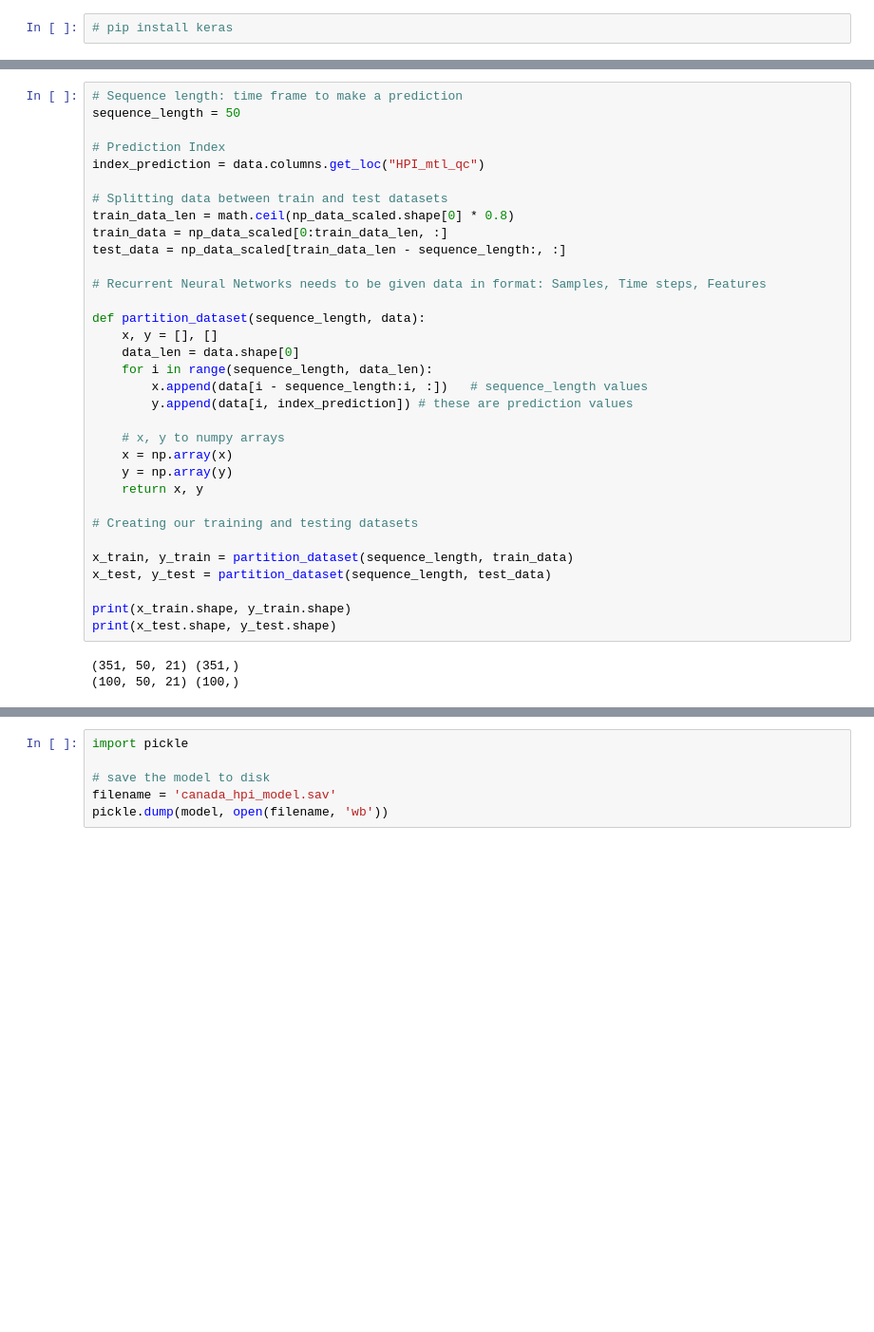
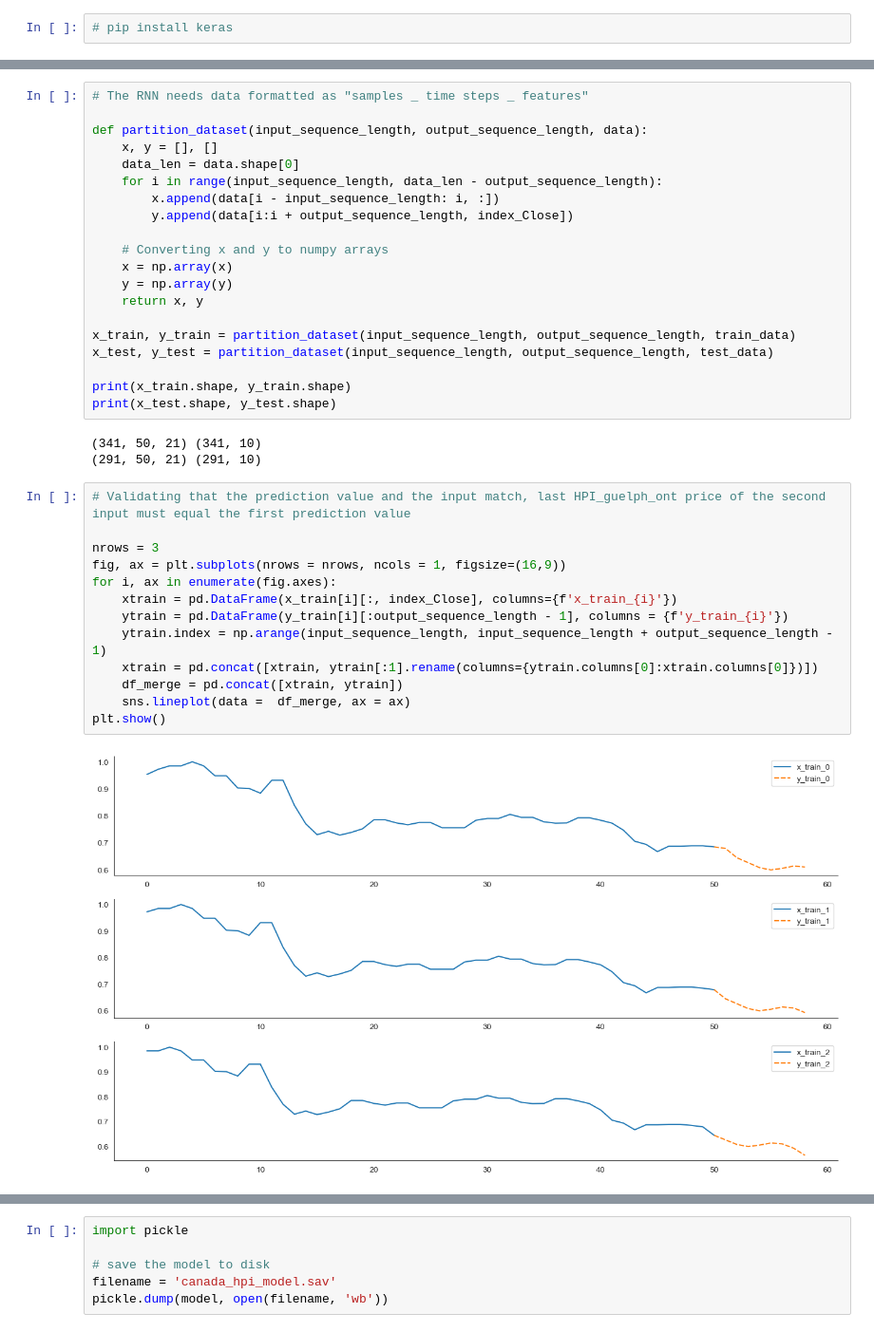
Before and after one commit to HoussamZak/Affinity_Propagation_and_Correlation_Analysis_Canada_Real_Estate, a Jupyter notebook: 6_Price_Prediction_ML.ipynb, the cells around one changed output, grey strips where cells are left out. Shown: that part at 95% size. Cells and saved outputs as stored; diff of their text form; blank space fills up the shorter version.

```diff
--- a/6_Price_Prediction_ML.ipynb
+++ b/6_Price_Prediction_ML.ipynb
@@ -177,37 +182,39 @@ np_prediction_scaled = scaler_pred.fit_transform(df_prediction)
 # %%
-# Sequence length: time frame to make a prediction
-sequence_length = 50
+# The RNN needs data formatted as "samples _ time steps _ features"
 
-# Prediction Index
-index_prediction = data.columns.get_loc("HPI_mtl_qc")
-
-# Splitting data between train and test datasets
-train_data_len = math.ceil(np_data_scaled.shape[0] * 0.8)
-train_data = np_data_scaled[0:train_data_len, :]
-test_data = np_data_scaled[train_data_len - sequence_length:, :]
-
-# Recurrent Neural Networks needs to be given data in format: Samples, Time steps, Features
-
-def partition_dataset(sequence_length, data):
+def partition_dataset(input_sequence_length, output_sequence_length, data):
     x, y = [], []
     data_len = data.shape[0]
-    for i in range(sequence_length, data_len):
-        x.append(data[i - sequence_length:i, :])   # sequence_length values
-        y.append(data[i, index_prediction]) # these are prediction values
+    for i in range(input_sequence_length, data_len - output_sequence_length):
+        x.append(data[i - input_sequence_length: i, :])
+        y.append(data[i:i + output_sequence_length, index_Close])
 
-    # x, y to numpy arrays
+    # Converting x and y to numpy arrays
     x = np.array(x)
     y = np.array(y)
     return x, y
 
-# Creating our training and testing datasets
-
-x_train, y_train = partition_dataset(sequence_length, train_data)
-x_test, y_test = partition_dataset(sequence_length, test_data)
+x_train, y_train = partition_dataset(input_sequence_length, output_sequence_length, train_data)
+x_test, y_test = partition_dataset(input_sequence_length, output_sequence_length, test_data)
 
 print(x_train.shape, y_train.shape)
 print(x_test.shape, y_test.shape)
 # %% [output]
-(351, 50, 21) (351,)
-(100, 50, 21) (100,)
+(341, 50, 21) (341, 10)
+(291, 50, 21) (291, 10)
+# %%
+# Validating that the prediction value and the input match, last HPI_guelph_ont price of the second input must equal the first prediction value
+
+nrows = 3
+fig, ax = plt.subplots(nrows = nrows, ncols = 1, figsize=(16,9))
+for i, ax in enumerate(fig.axes):
+    xtrain = pd.DataFrame(x_train[i][:, index_Close], columns={f'x_train_{i}'})
+    ytrain = pd.DataFrame(y_train[i][:output_sequence_length - 1], columns = {f'y_train_{i}'})
+    ytrain.index = np.arange(input_sequence_length, input_sequence_length + output_sequence_length - 1)
+    xtrain = pd.concat([xtrain, ytrain[:1].rename(columns={ytrain.columns[0]:xtrain.columns[0]})])
+    df_merge = pd.concat([xtrain, ytrain])
+    sns.lineplot(data =  df_merge, ax = ax)
+plt.show()
+# %% [output]
+[figure, added]
 # %%
```
Also changed, not shown: parts of 13 cells of this notebook.
